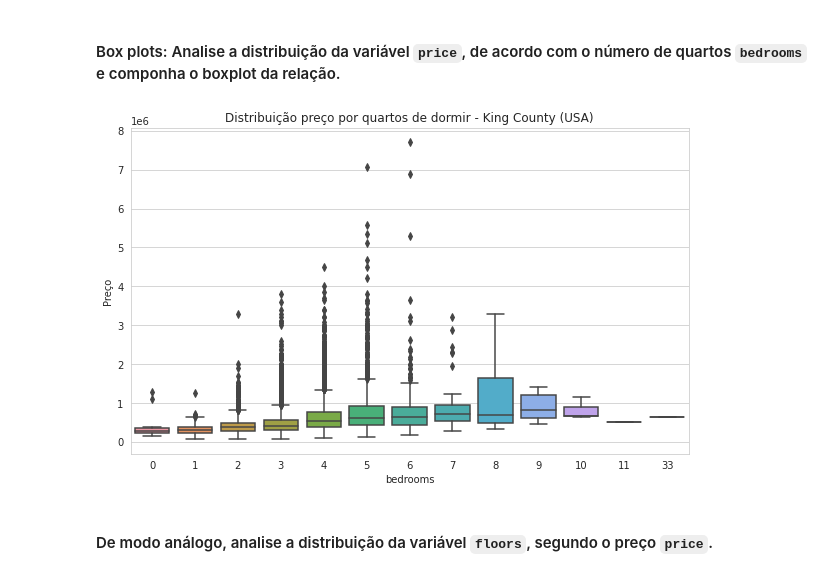
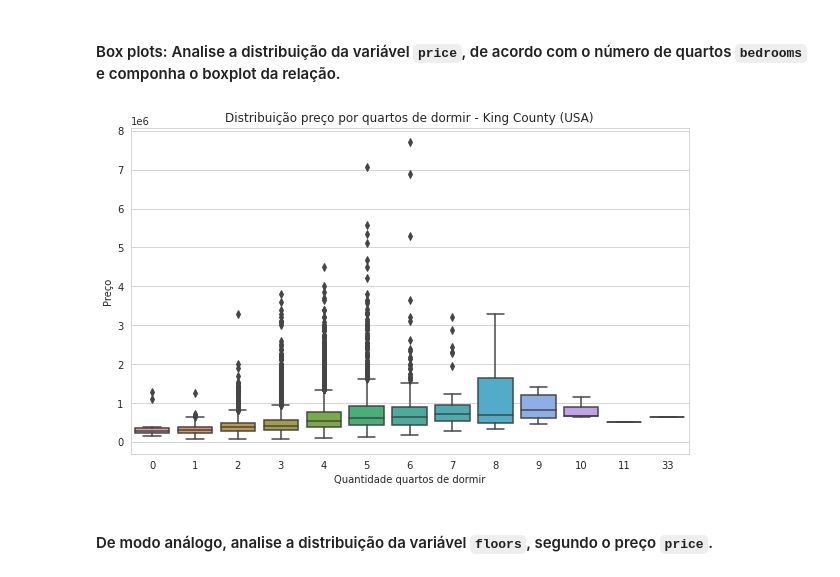
Before and after one commit to Fabiano23/digital_house, a Jupyter notebook: M0A12-Visualizacao/M0A12-PRATICA_INDEPENDENTE_Visualizacao.ipynb, the cells around one changed output. Drawn from its saved outputs; the diff is of its cells as text; code cells hidden in the pictures.

```diff
--- a/M0A12-Visualizacao/M0A12-PRATICA_INDEPENDENTE_Visualizacao.ipynb
+++ b/M0A12-Visualizacao/M0A12-PRATICA_INDEPENDENTE_Visualizacao.ipynb
@@ -250,15 +252,18 @@ Text(0.5, 1.0, 'Distribuição de quartos de dormir, banheiros e andares - King
 # %%
 plt.figure(figsize=(10, 6))
 
 sns.boxplot(data= dados2, x= 'bedrooms', y= 'price')
+
+#Texto eixo x
+plt.xlabel('Quantidade quartos de dormir')
 
 #Texto eixo y
 plt.ylabel('Preço')
 
 #Título
 plt.title('Distribuição preço por quartos de dormir - King County (USA)');
 # %% [output]
-[figure, old version]
+[figure, new version]
 # %% [markdown]
 #### De modo análogo, analise a distribuição da variável `floors`, segundo o preço `price`.
 # %%
```
Also changed, not shown: parts of 7 cells of this notebook.
